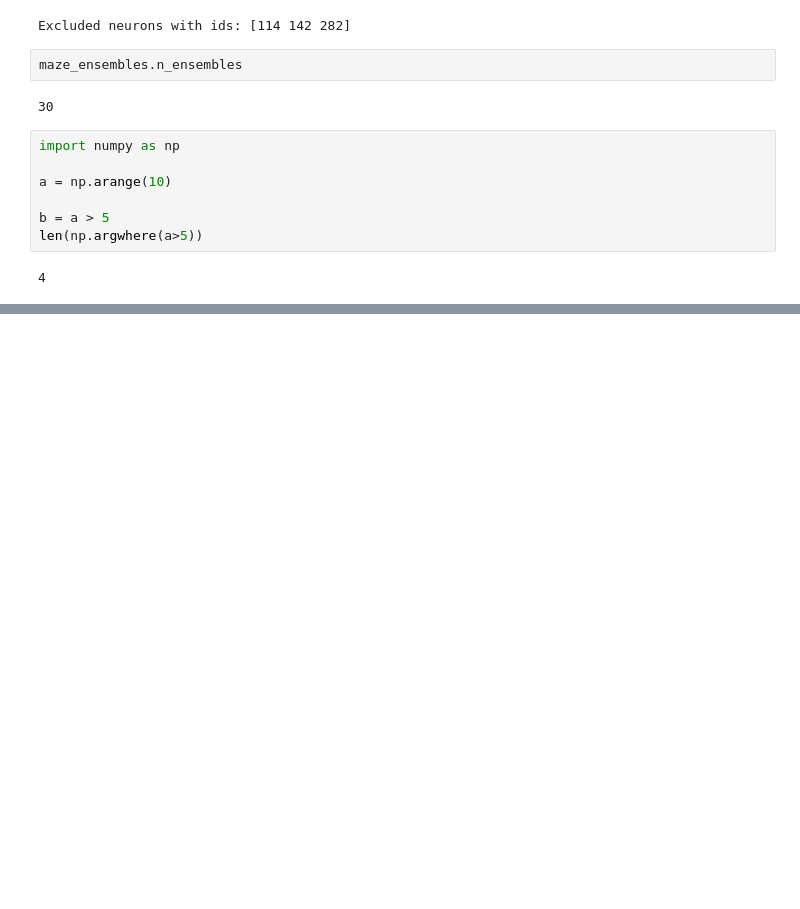
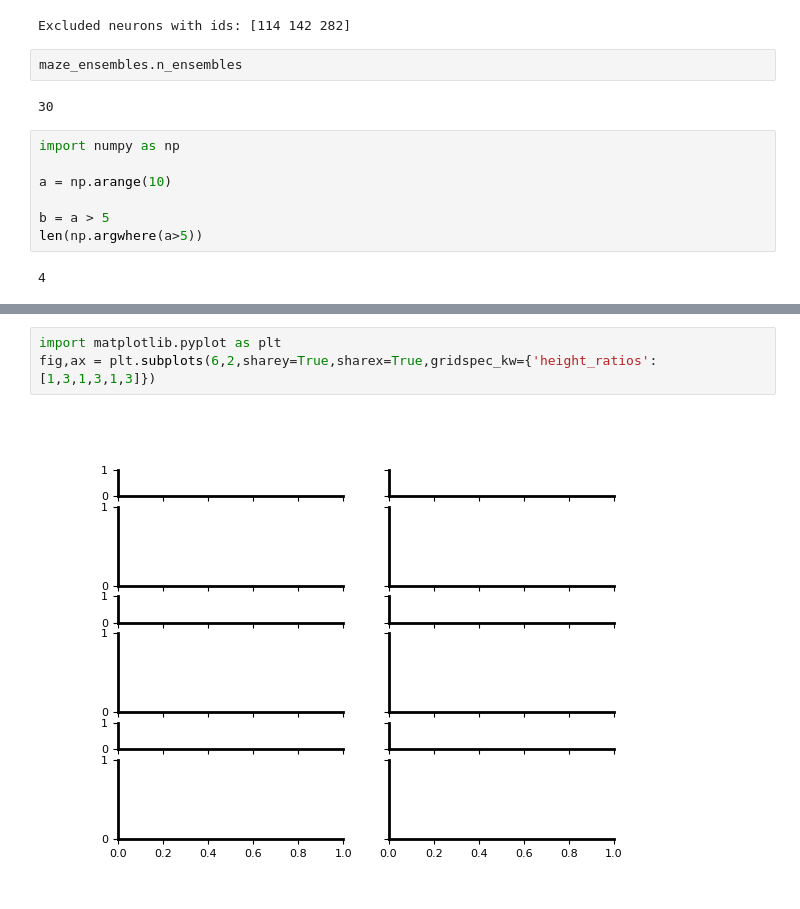
Before and after one commit to bapungiri/NeuroPy, a Jupyter notebook: BasicGens/test.ipynb, the cells around one changed output, grey strips where cells are left out. Drawn from its saved outputs; the diff is of its cells as text; blank space fills up the shorter version.

```diff
--- a/BasicGens/test.ipynb
+++ b/BasicGens/test.ipynb
@@ -315,0 +345,5 @@ len(np.argwhere(a>5))
+# %%
+import matplotlib.pyplot as plt
+fig,ax = plt.subplots(6,2,sharey=True,sharex=True,gridspec_kw={'height_ratios':[1,3,1,3,1,3]})
+# %% [output]
+[figure, added]
```
Also changed, not shown: parts of 1 cell of this notebook.
